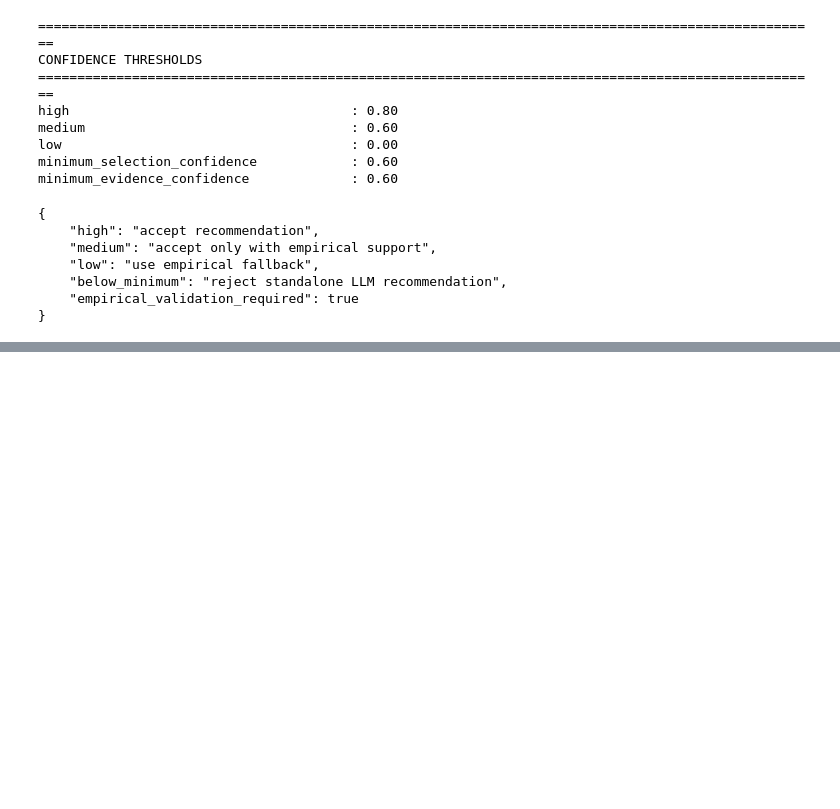
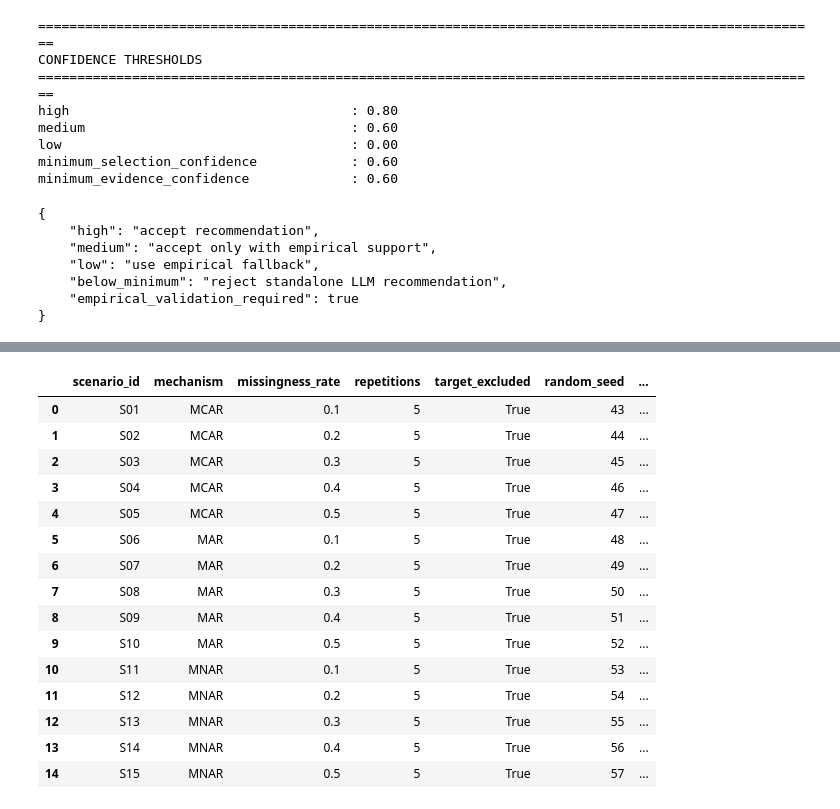
Before and after one commit to amzad-786githumb/AIR_LLM_Research, a Jupyter notebook: 00_Project_Configuration.ipynb, the cells around one changed output, grey strips where cells are left out. Saved outputs shown, nothing was run; the diff lists cells and outputs as text; code cells hidden in the pictures; blank space fills up the shorter version.

```diff
--- a/00_Project_Configuration.ipynb
+++ b/00_Project_Configuration.ipynb
@@ -657,14 +739,12 @@ print(
 MISSINGNESS_CONFIG = {
 
     "mechanisms": [
-
         "MCAR",
-
-        "MAR"
+        "MAR",
+        "MNAR"
     ],
 
     "rates": [
-
         0.10,
         0.20,
         0.30,
@@ -684,7 +764,7 @@ MISSINGNESS_CONFIG = {
 
     "same_scenario_across_methods": True,
 
-    "same_scenario_across_datasets": True,
+    "same_scenario_across_datasets": False,
 
     "missingness_indicator_saved": True
 }
@@ -694,7 +774,6 @@ print("MISSINGNESS CONFIGURATION")
 print("=" * 100)
 
 for key, value in MISSINGNESS_CONFIG.items():
-
     print(f"{key:35s}: {value}")
 # %% [output]
 ====================================================================================================
@@ -3440,0 +1576,88 @@ NOTEBOOK 02 IS NOW AUTHORIZED TO LOAD THE CONFIGURATION
+# %%
+# ============================================================
+# CELL 00.13.1 — EXPERIMENT SCENARIO REGISTRY
+# ============================================================
+
+EXPERIMENT_SCENARIO_REGISTRY = {}
+
+scenario_number = 1
+
+for mechanism in MISSINGNESS_CONFIG["mechanisms"]:
+
+    for rate in MISSINGNESS_CONFIG["rates"]:
+
+        scenario_id = f"S{scenario_number:02d}"
+
+        # Deterministic unique seed for each scenario
+        scenario_seed = (
+            SEED
+            + scenario_number
+        )
+
+        EXPERIMENT_SCENARIO_REGISTRY[
+            scenario_id
+        ] = {
+
+            "scenario_id":
+                scenario_id,
+
+            "mechanism":
+                mechanism,
+
+            "missingness_rate":
+                rate,
+
+            "repetitions":
+                MISSINGNESS_CONFIG["repetitions"],
+
+            "target_excluded":
+                MISSINGNESS_CONFIG["target_excluded"],
+
+            "random_seed":
+                scenario_seed,
+
+            "same_scenario_across_methods":
+                MISSINGNESS_CONFIG[
+                    "same_scenario_across_methods"
+                ]
+        }
+
+        scenario_number += 1
+
+
+SCENARIO_REGISTRY_DF = pd.DataFrame(
+    EXPERIMENT_SCENARIO_REGISTRY
+).T.reset_index(drop=True)
+
+display(SCENARIO_REGISTRY_DF)
+
+print("=" * 100)
+print("EXPERIMENT SCENARIO REGISTRY")
+print("=" * 100)
+
+print(
+    f"Total experimental scenarios: "
+    f"{len(EXPERIMENT_SCENARIO_REGISTRY)}"
+)
+
+print(
+    f"Repetitions per scenario    : "
+    f"{MISSINGNESS_CONFIG['repetitions']}"
+)
+# %% [output]
+|  | scenario_id | mechanism | missingness_rate | repetitions | target_excluded | random_seed | ... |
+| 0 | S01 | MCAR | 0.1 | 5 | True | 43 | ... |
+| 1 | S02 | MCAR | 0.2 | 5 | True | 44 | ... |
+| 2 | S03 | MCAR | 0.3 | 5 | True | 45 | ... |
+| 3 | S04 | MCAR | 0.4 | 5 | True | 46 | ... |
+| 4 | S05 | MCAR | 0.5 | 5 | True | 47 | ... |
+| 5 | S06 | MAR | 0.1 | 5 | True | 48 | ... |
+| 6 | S07 | MAR | 0.2 | 5 | True | 49 | ... |
+| 7 | S08 | MAR | 0.3 | 5 | True | 50 | ... |
+| 8 | S09 | MAR | 0.4 | 5 | True | 51 | ... |
+| 9 | S10 | MAR | 0.5 | 5 | True | 52 | ... |
+| 10 | S11 | MNAR | 0.1 | 5 | True | 53 | ... |
+| 11 | S12 | MNAR | 0.2 | 5 | True | 54 | ... |
+| 12 | S13 | MNAR | 0.3 | 5 | True | 55 | ... |
+| 13 | S14 | MNAR | 0.4 | 5 | True | 56 | ... |
+| 14 | S15 | MNAR | 0.5 | 5 | True | 57 | ... |
```
Also changed, not shown: parts of 59 cells of this notebook.
